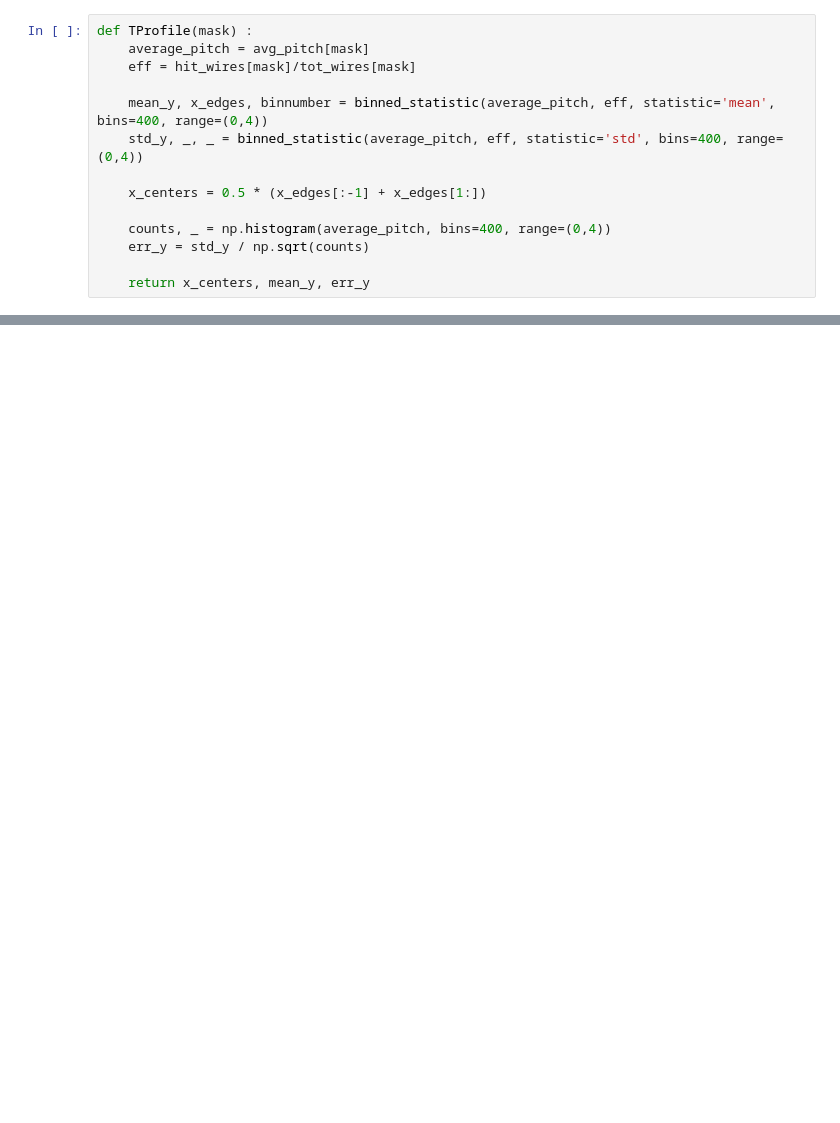
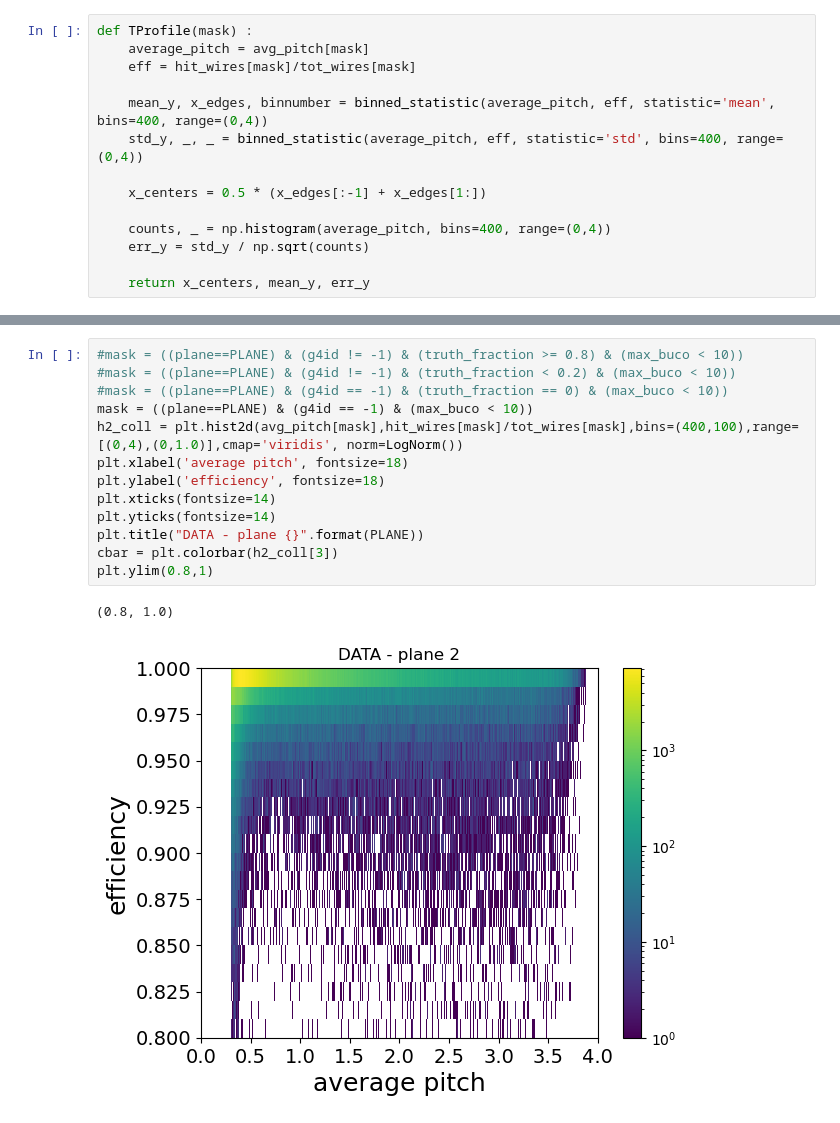
Before and after one commit to NicolaSommaggio/NicolaICARUS, a Jupyter notebook: systematics/ReadEffTree.ipynb, the cells around one changed output, grey strips where cells are left out. Cells and saved outputs as stored; diff of their text form; blank space fills up the shorter version.

```diff
--- a/systematics/ReadEffTree.ipynb
+++ b/systematics/ReadEffTree.ipynb
@@ -57 +72,17 @@ plt.ylim(0.8,1)
+# %%
+#mask = ((plane==PLANE) & (g4id != -1) & (truth_fraction >= 0.8) & (max_buco < 10))
+#mask = ((plane==PLANE) & (g4id != -1) & (truth_fraction < 0.2) & (max_buco < 10))
+#mask = ((plane==PLANE) & (g4id == -1) & (truth_fraction == 0) & (max_buco < 10))
+mask = ((plane==PLANE) & (g4id == -1) & (max_buco < 10))
+h2_coll = plt.hist2d(avg_pitch[mask],hit_wires[mask]/tot_wires[mask],bins=(400,100),range=[(0,4),(0,1.0)],cmap='viridis', norm=LogNorm())
+plt.xlabel('average pitch', fontsize=18)
+plt.ylabel('efficiency', fontsize=18)
+plt.xticks(fontsize=14)
+plt.yticks(fontsize=14)
+plt.title("DATA - plane {}".format(PLANE))
+cbar = plt.colorbar(h2_coll[3])
+plt.ylim(0.8,1)
+# %% [output]
+(0.8, 1.0)
+[figure, added]
 # %%
```
Also changed, not shown: parts of 5 cells of this notebook, 2 other files.
